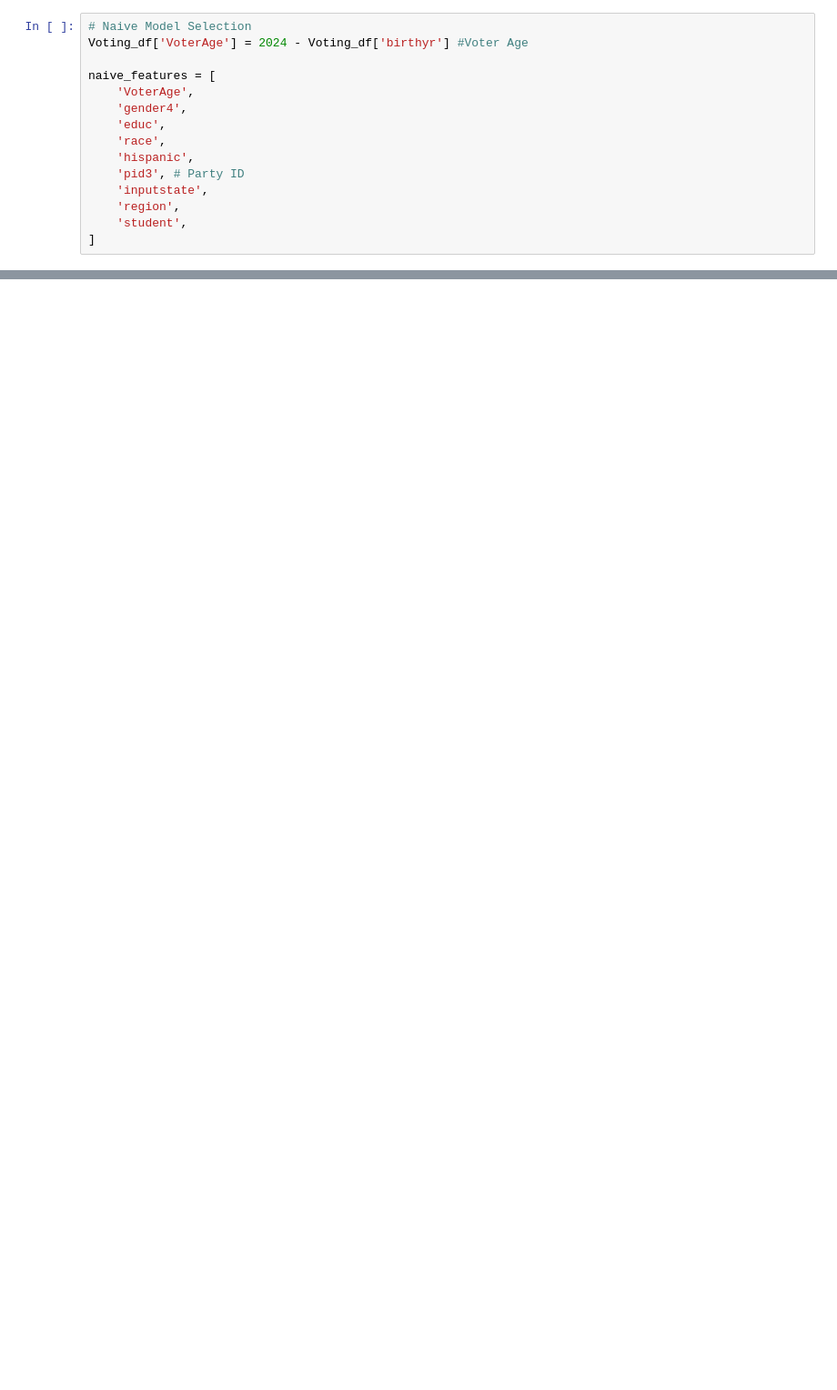
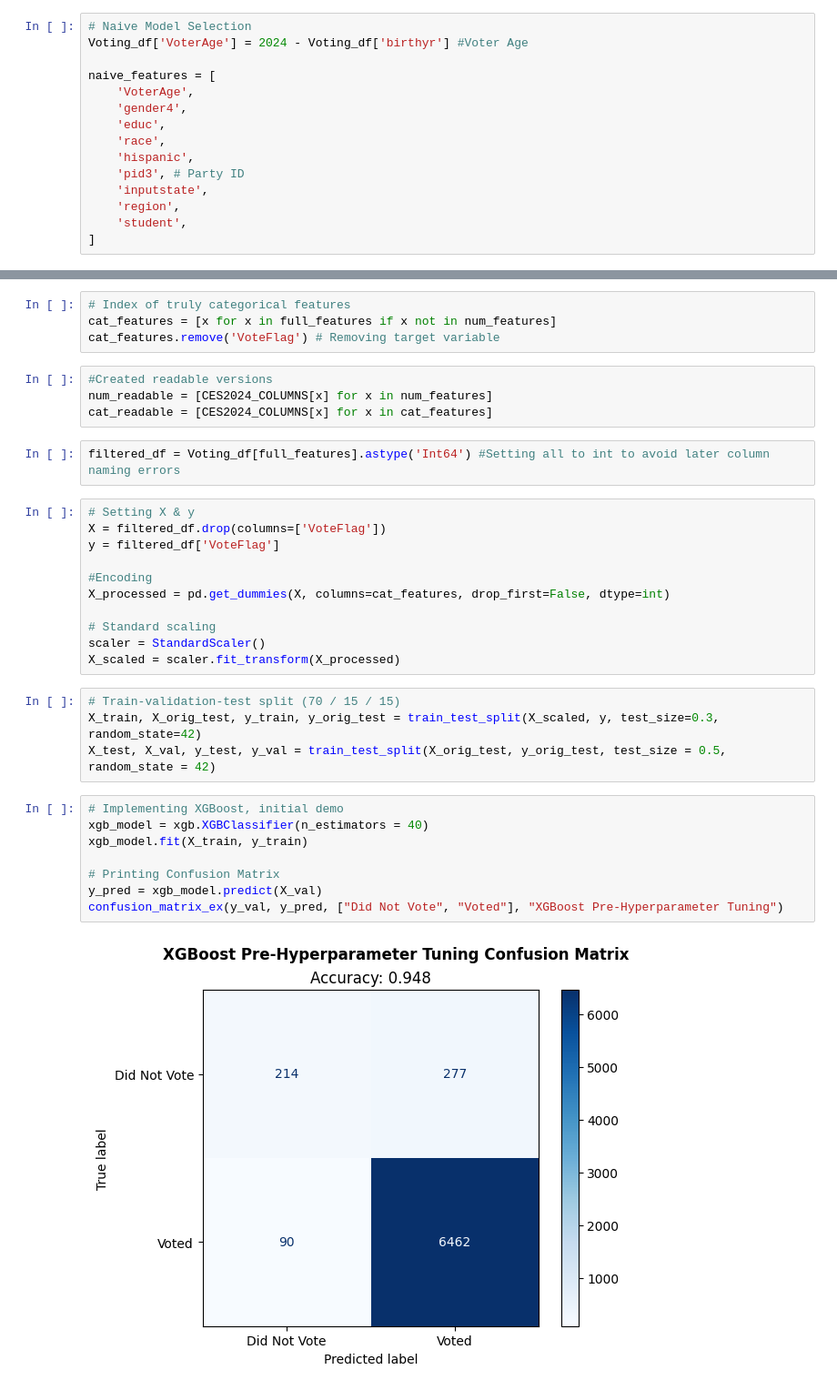
Before and after one commit to agtrinidad/s26-hnz-voter-predictors, a Jupyter notebook: g17_avery_workspace.ipynb, the cells around one changed output, grey strips where cells are left out. Shown at 91% size. Drawn from its saved outputs; the diff is of its cells as text; blank space fills up the shorter version.

Commit message:
Committed exploratory work; assessed importance of some features when applied to a naive unoptimized XGBoost

```diff
--- a/g17_avery_workspace.ipynb
+++ b/g17_avery_workspace.ipynb
@@ -1086,0 +1239,35 @@ full_features = [
+# %%
+# Index of truly categorical features
+cat_features = [x for x in full_features if x not in num_features]
+cat_features.remove('VoteFlag') # Removing target variable
+# %%
+#Created readable versions
+num_readable = [CES2024_COLUMNS[x] for x in num_features]
+cat_readable = [CES2024_COLUMNS[x] for x in cat_features]
+# %%
+filtered_df = Voting_df[full_features].astype('Int64') #Setting all to int to avoid later column naming errors
+# %%
+# Setting X & y
+X = filtered_df.drop(columns=['VoteFlag'])
+y = filtered_df['VoteFlag']
+
+#Encoding
+X_processed = pd.get_dummies(X, columns=cat_features, drop_first=False, dtype=int)
+
+# Standard scaling
+scaler = StandardScaler()
+X_scaled = scaler.fit_transform(X_processed)
+# %%
+# Train-validation-test split (70 / 15 / 15)
+X_train, X_orig_test, y_train, y_orig_test = train_test_split(X_scaled, y, test_size=0.3, random_state=42)
+X_test, X_val, y_test, y_val = train_test_split(X_orig_test, y_orig_test, test_size = 0.5, random_state = 42)
+# %%
+# Implementing XGBoost, initial demo
+xgb_model = xgb.XGBClassifier(n_estimators = 40)
+xgb_model.fit(X_train, y_train)
+
+# Printing Confusion Matrix
+y_pred = xgb_model.predict(X_val)
+confusion_matrix_ex(y_val, y_pred, ["Did Not Vote", "Voted"], "XGBoost Pre-Hyperparameter Tuning")
+# %% [output]
+[figure, added]
```
Also changed, not shown: parts of 11 cells of this notebook.
